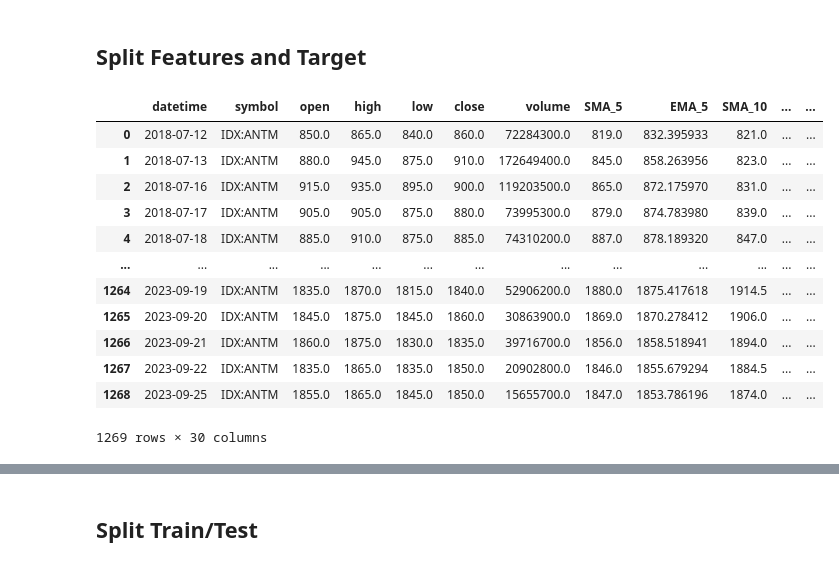
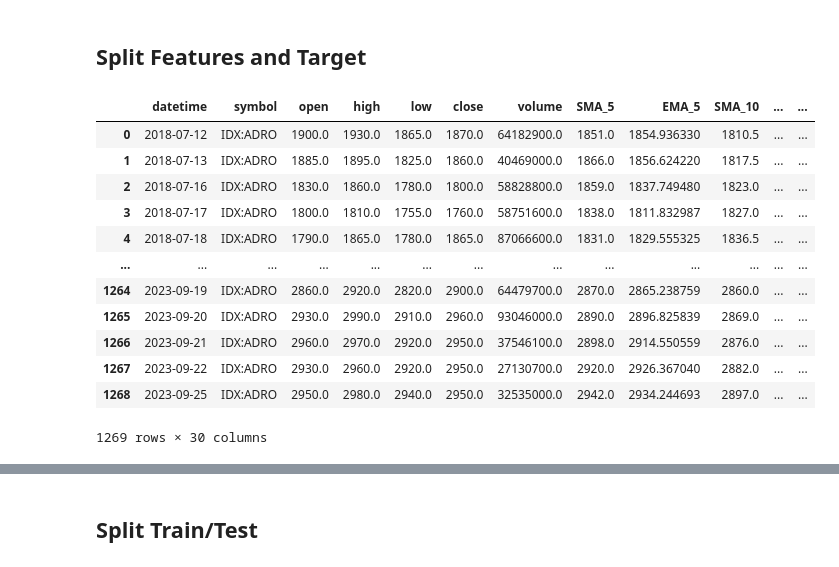
Before and after one commit to hufahamdika/Riset-Saham, a Jupyter notebook: machine_learning.ipynb, the cells around one changed output, grey strips where cells are left out. Saved outputs shown, nothing was run; the diff lists cells and outputs as text; code cells hidden in the pictures.

```diff
--- a/machine_learning.ipynb
+++ b/machine_learning.ipynb
@@ -690,23 +690,23 @@ merge_data.to_csv(f"Data Fusion of Historical and Sentiment\Fusion_Data_{EMITEN}
 # %% [markdown]
 ## Split Features and Target
 # %%
-EMITEN = 'ANTM'
+EMITEN = 'ADRO'
 TARGET_DAY = 50
 fusion_data = pd.read_csv(f'Data Fusion of Historical and Sentiment\Fusion_Data_{EMITEN}.csv')
 fusion_data
 # %% [output]
 |  | datetime | symbol | open | high | low | close | volume | SMA_5 | EMA_5 | SMA_10 | ... | ... |
-| 0 | 2018-07-12 | IDX:ANTM | 850.0 | 865.0 | 840.0 | 860.0 | 72284300.0 | 819.0 | 832.395933 | 821.0 | ... | ... |
-| 1 | 2018-07-13 | IDX:ANTM | 880.0 | 945.0 | 875.0 | 910.0 | 172649400.0 | 845.0 | 858.263956 | 823.0 | ... | ... |
-| 2 | 2018-07-16 | IDX:ANTM | 915.0 | 935.0 | 895.0 | 900.0 | 119203500.0 | 865.0 | 872.175970 | 831.0 | ... | ... |
-| 3 | 2018-07-17 | IDX:ANTM | 905.0 | 905.0 | 875.0 | 880.0 | 73995300.0 | 879.0 | 874.783980 | 839.0 | ... | ... |
-| 4 | 2018-07-18 | IDX:ANTM | 885.0 | 910.0 | 875.0 | 885.0 | 74310200.0 | 887.0 | 878.189320 | 847.0 | ... | ... |
+| 0 | 2018-07-12 | IDX:ADRO | 1900.0 | 1930.0 | 1865.0 | 1870.0 | 64182900.0 | 1851.0 | 1854.936330 | 1810.5 | ... | ... |
+| 1 | 2018-07-13 | IDX:ADRO | 1885.0 | 1895.0 | 1825.0 | 1860.0 | 40469000.0 | 1866.0 | 1856.624220 | 1817.5 | ... | ... |
+| 2 | 2018-07-16 | IDX:ADRO | 1830.0 | 1860.0 | 1780.0 | 1800.0 | 58828800.0 | 1859.0 | 1837.749480 | 1823.0 | ... | ... |
+| 3 | 2018-07-17 | IDX:ADRO | 1800.0 | 1810.0 | 1755.0 | 1760.0 | 58751600.0 | 1838.0 | 1811.832987 | 1827.0 | ... | ... |
+| 4 | 2018-07-18 | IDX:ADRO | 1790.0 | 1865.0 | 1780.0 | 1865.0 | 87066600.0 | 1831.0 | 1829.555325 | 1836.5 | ... | ... |
 | ... | ... | ... | ... | ... | ... | ... | ... | ... | ... | ... | ... | ... |
-| 1264 | 2023-09-19 | IDX:ANTM | 1835.0 | 1870.0 | 1815.0 | 1840.0 | 52906200.0 | 1880.0 | 1875.417618 | 1914.5 | ... | ... |
-| 1265 | 2023-09-20 | IDX:ANTM | 1845.0 | 1875.0 | 1845.0 | 1860.0 | 30863900.0 | 1869.0 | 1870.278412 | 1906.0 | ... | ... |
-| 1266 | 2023-09-21 | IDX:ANTM | 1860.0 | 1875.0 | 1830.0 | 1835.0 | 39716700.0 | 1856.0 | 1858.518941 | 1894.0 | ... | ... |
-| 1267 | 2023-09-22 | IDX:ANTM | 1835.0 | 1865.0 | 1835.0 | 1850.0 | 20902800.0 | 1846.0 | 1855.679294 | 1884.5 | ... | ... |
-| 1268 | 2023-09-25 | IDX:ANTM | 1855.0 | 1865.0 | 1845.0 | 1850.0 | 15655700.0 | 1847.0 | 1853.786196 | 1874.0 | ... | ... |
+| 1264 | 2023-09-19 | IDX:ADRO | 2860.0 | 2920.0 | 2820.0 | 2900.0 | 64479700.0 | 2870.0 | 2865.238759 | 2860.0 | ... | ... |
+| 1265 | 2023-09-20 | IDX:ADRO | 2930.0 | 2990.0 | 2910.0 | 2960.0 | 93046000.0 | 2890.0 | 2896.825839 | 2869.0 | ... | ... |
+| 1266 | 2023-09-21 | IDX:ADRO | 2960.0 | 2970.0 | 2920.0 | 2950.0 | 37546100.0 | 2898.0 | 2914.550559 | 2876.0 | ... | ... |
+| 1267 | 2023-09-22 | IDX:ADRO | 2930.0 | 2960.0 | 2920.0 | 2950.0 | 27130700.0 | 2920.0 | 2926.367040 | 2882.0 | ... | ... |
+| 1268 | 2023-09-25 | IDX:ADRO | 2950.0 | 2980.0 | 2940.0 | 2950.0 | 32535000.0 | 2942.0 | 2934.244693 | 2897.0 | ... | ... |
 1269 rows × 30 columns
 # %%
 x = fusion_data.copy()
```
Also changed, not shown: parts of 13 cells of this notebook, 52 other files.
